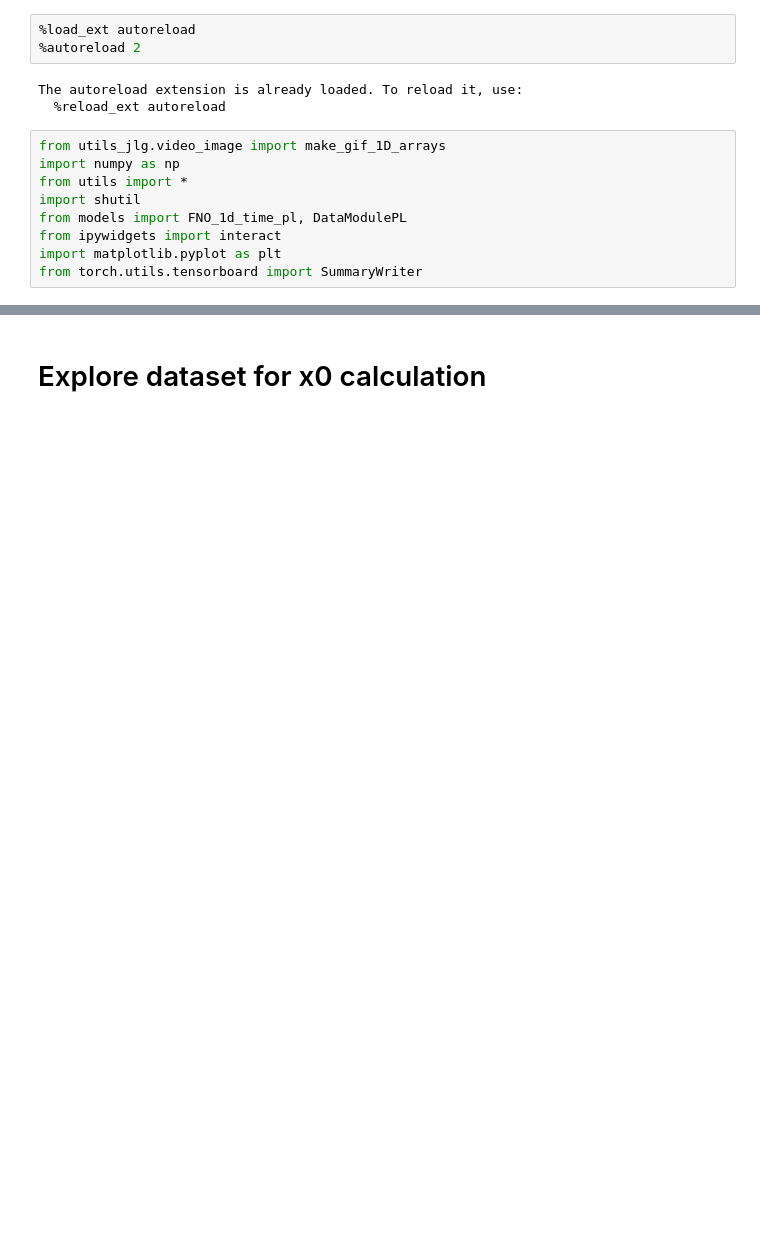
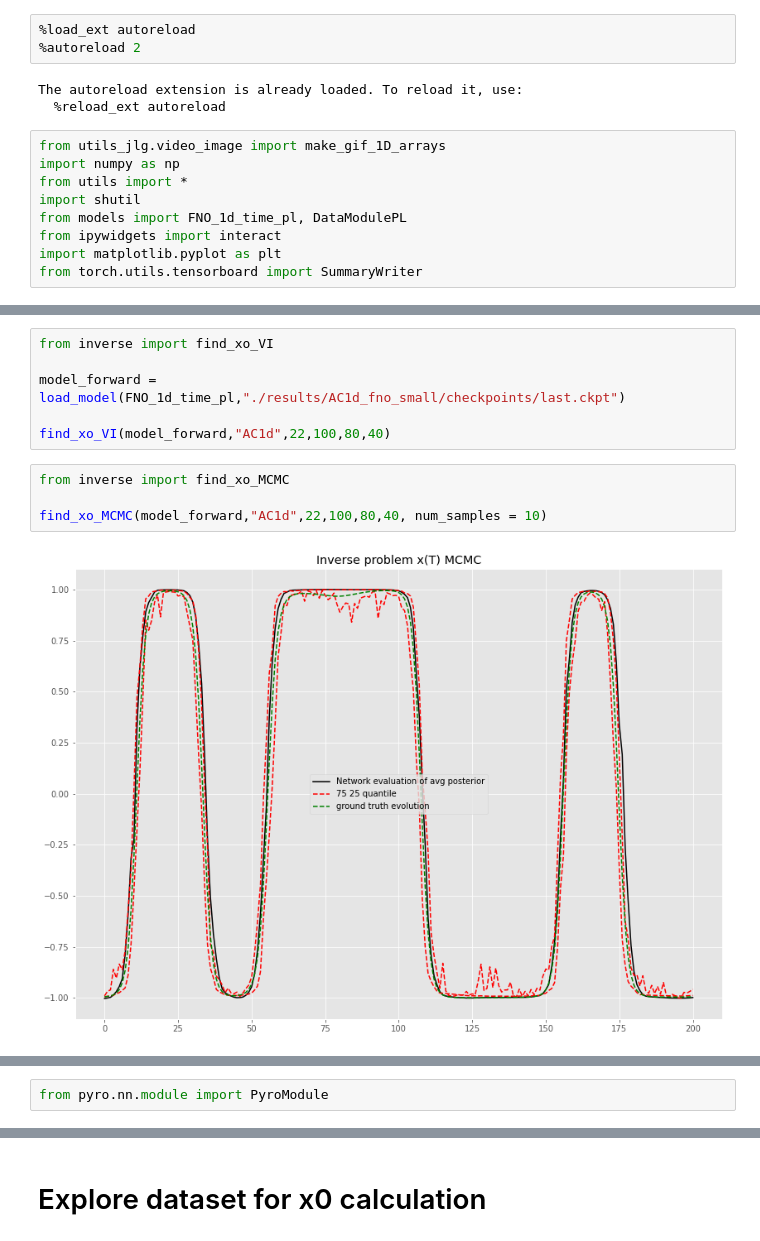
Before and after one commit to jaimelopezgarcia/seminarDL4PDES_2, a Jupyter notebook: Untitled.ipynb, the cells around one changed output, grey strips where cells are left out. Drawn from its saved outputs; the diff is of its cells as text; blank space fills up the shorter version.

```diff
--- a/Untitled.ipynb
+++ b/Untitled.ipynb
@@ -21,0 +53,12 @@ _
+# %%
+from inverse import find_xo_VI
+
+model_forward = load_model(FNO_1d_time_pl,"./results/AC1d_fno_small/checkpoints/last.ckpt")
+
+find_xo_VI(model_forward,"AC1d",22,100,80,40)
+# %%
+from inverse import find_xo_MCMC
+
+find_xo_MCMC(model_forward,"AC1d",22,100,80,40, num_samples = 10)
+# %% [output]
+[figure, added]
@@ -21,0 +66,2 @@ _
+# %%
+from pyro.nn.module import PyroModule
```
Also changed, not shown: parts of 34 cells of this notebook, 32 other files.
